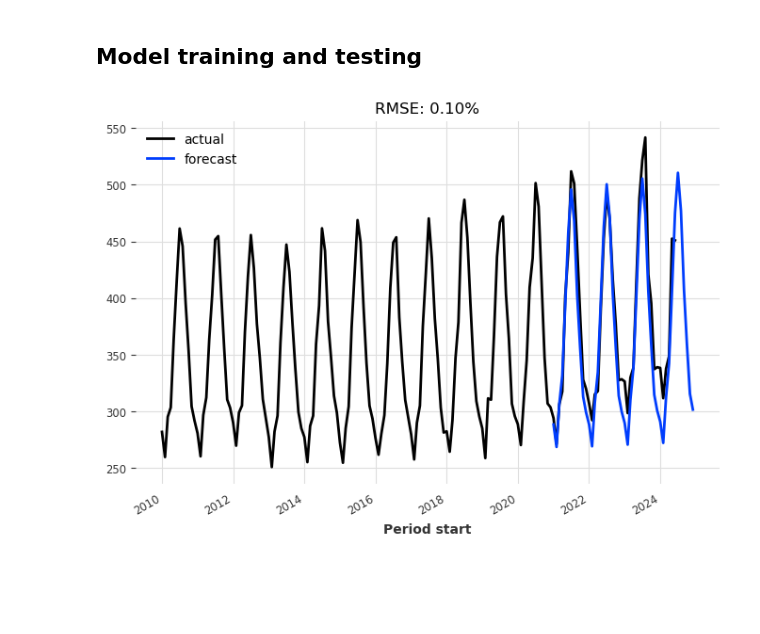
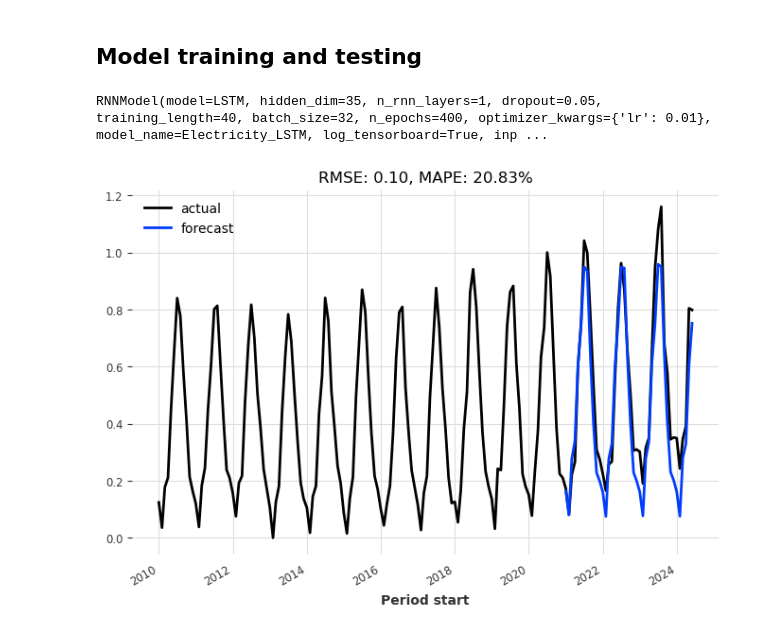
Before and after one commit to TheVeryCoolJackson/COMPSCI760-Electricity-Timeseries, a Jupyter notebook: RNN_test/RNN_test.ipynb, the cells around one changed output. Saved outputs shown, nothing was run; the diff lists cells and outputs as text; code cells hidden in the pictures; blank space fills up the shorter version.

```diff
--- a/RNN_test/RNN_test.ipynb
+++ b/RNN_test/RNN_test.ipynb
@@ -46,12 +46,13 @@ from sklearn.preprocessing import MinMaxScaler
 
 from darts.dataprocessing.transformers import Scaler
 from darts.models import RNNModel, ExponentialSmoothing, BlockRNNModel
-from darts.metrics import mape
+from darts.metrics import mape, mae
 from darts.utils.statistics import check_seasonality, plot_acf
 from darts.datasets import AirPassengersDataset, SunspotsDataset
 from darts.utils.timeseries_generation import datetime_attribute_timeseries
 
-transformer = Scaler()
+scaler = MinMaxScaler(feature_range=(0, 1))
+transformer = Scaler(scaler)
 train_transformed = transformer.fit_transform(train)
 val_transformed = transformer.transform(val)
 series_transformed = transformer.transform(ts)
@@ -67,7 +68,7 @@ month_series = datetime_attribute_timeseries(
     year_series, attribute="month", one_hot=True
 )
 covariates = year_series.stack(month_series)
-cov_train, cov_val = covariates.split_after(pd.Timestamp('2021-01-01'))
+cov_train, cov_val = covariates.split_after(pd.Timestamp('2020-01-01'))
 # %% [output]
 The autoreload extension is already loaded. To reload it, use:
   %reload_ext autoreload
@@ -83,16 +84,15 @@ logging.disable(logging.CRITICAL)
 # %%
 model_lstm = RNNModel(
     model="LSTM",
-    hidden_dim=20,
-    dropout=0,
-    batch_size=16,
-    n_epochs=300,
-    optimizer_kwargs={"lr": 1e-3},
+    hidden_dim=35,
+    dropout=0.05,
+    batch_size=32,
+    n_epochs=400,
+    optimizer_kwargs={"lr": 1e-2},
     model_name="Electricity_LSTM",
     log_tensorboard=True,
-    random_state=42,
-    training_length=20,
-    input_chunk_length=14,
+    training_length=40,
+    input_chunk_length=32,
     force_reset=True,
     save_checkpoints=True,
 )
@@ -100,18 +100,23 @@ model_lstm = RNNModel(
 model_lstm.fit( train_transformed,
     future_covariates=covariates,
     val_series=val_transformed,
-    val_future_covariates=covariates)
+    val_future_covariates=covariates,
+    verbose=False)
+# %% [output]
+RNNModel(model=LSTM, hidden_dim=35, n_rnn_layers=1, dropout=0.05, training_length=40, batch_size=32, n_epochs=400, optimizer_kwargs={'lr': 0.01}, model_name=Electricity_LSTM, log_tensorboard=True, inp ...
 # %%
 from darts.metrics import rmse
 def eval_model(model):
-    pred_series = model.predict(n=48, future_covariates=covariates)
+    pred_series = model.predict(n=42, future_covariates=covariates)
     plt.figure(figsize=(8, 5))
-    transformer.inverse_transform(series_transformed).plot(label="actual")
-    transformer.inverse_transform(pred_series).plot(label="forecast")
-    plt.title("RMSE: {:.2f}%".format(rmse(pred_series, val_transformed)))
+    series_transformed.plot(label="actual")
+    pred_series.plot(label="forecast")
+    plt.title("RMSE: {:.2f}, MAPE: {:.2f}%".format(rmse(val_transformed, pred_series), mape(val_transformed, pred_series)))
     plt.legend()
+    return pred_series
 
+pred_series_transformed = eval_model(model_lstm)
 
-eval_model(model_lstm)
+# Mean Absolute Percentage Error
 # %% [output]
-[figure, old version]
+[figure, new version]
```
Also changed, not shown: parts of 5 cells of this notebook.
